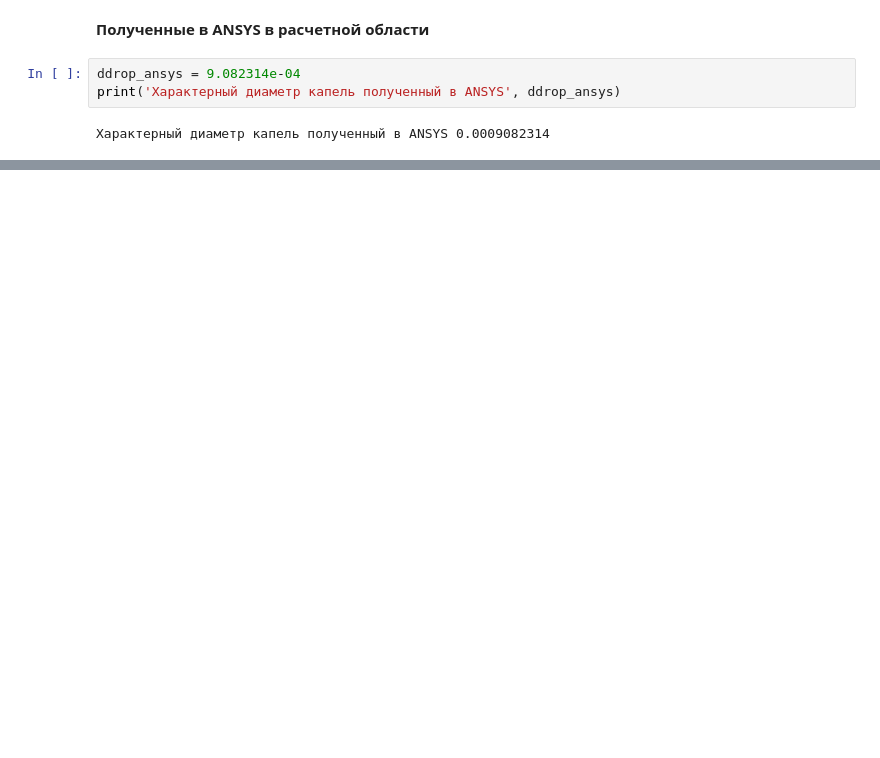
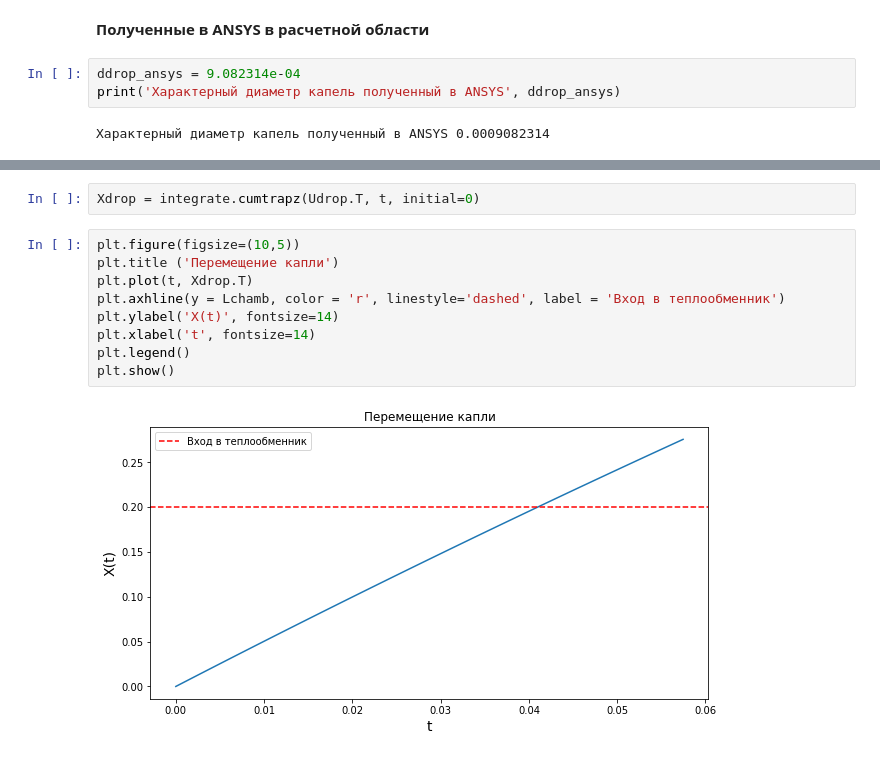
Before and after one commit to MalastowskiNS/EKS, a Jupyter notebook: calc.ipynb, the cells around one changed output, grey strips where cells are left out. Saved outputs shown, nothing was run; the diff lists cells and outputs as text; blank space fills up the shorter version.

```diff
--- a/calc.ipynb
+++ b/calc.ipynb
@@ -211,0 +281,13 @@ print('Характерный диаметр капель полученный
+# %%
+Xdrop = integrate.cumtrapz(Udrop.T, t, initial=0)
+# %%
+plt.figure(figsize=(10,5))
+plt.title ('Перемещение капли')
+plt.plot(t, Xdrop.T)
+plt.axhline(y = Lchamb, color = 'r', linestyle='dashed', label = 'Вход в теплообменник')
+plt.ylabel('X(t)', fontsize=14)
+plt.xlabel('t', fontsize=14)
+plt.legend()
+plt.show()
+# %% [output]
+[figure, added]
```
Also changed, not shown: parts of 27 cells of this notebook.
